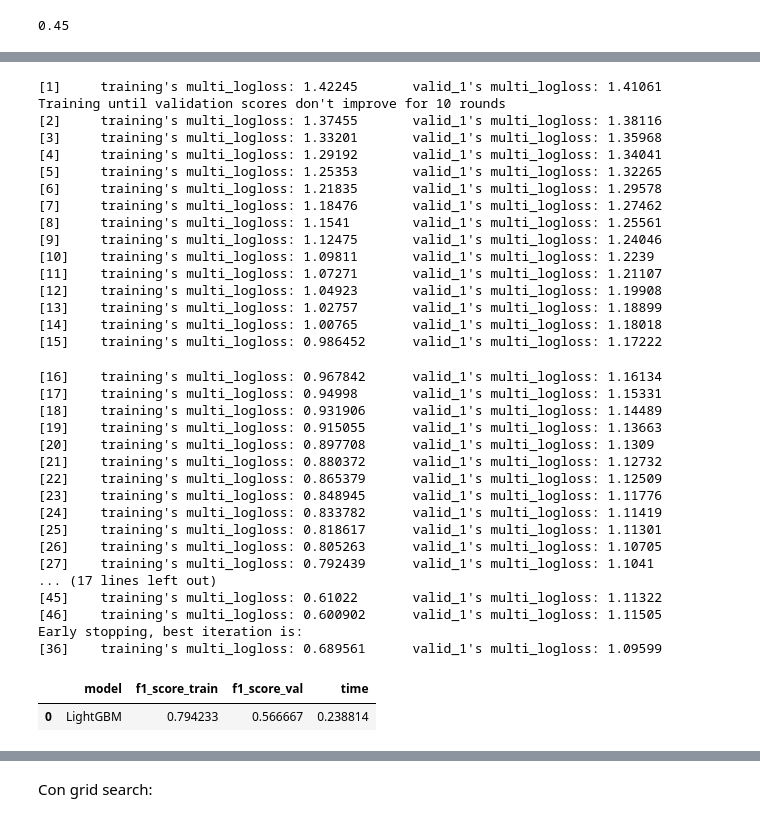
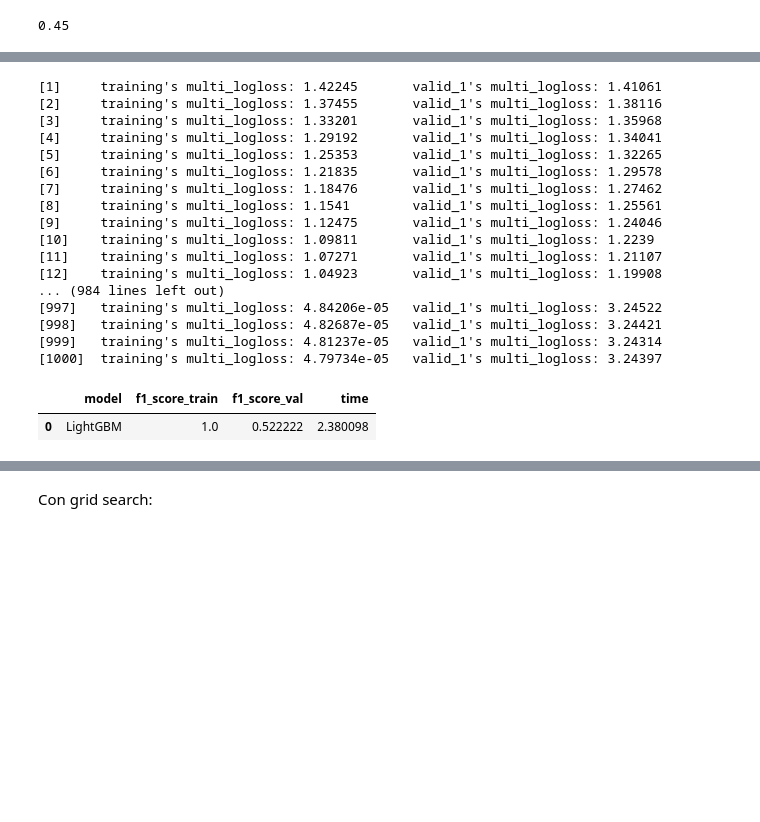
Before and after one commit to mimove/DATAPROJECT3, a Jupyter notebook: data_project3.ipynb, the cells around one changed output, grey strips where cells are left out. Saved outputs shown, nothing was run; the diff lists cells and outputs as text; code cells hidden in the pictures; blank space fills up the shorter version.

```diff
--- a/data_project3.ipynb
+++ b/data_project3.ipynb
@@ -1180,7 +1193,7 @@ params_lgbm = {
 
 
 start = timeit.default_timer()
-model = lgb.train(params_lgbm, train_data, valid_sets=[train_data, validation_data], num_boost_round=1000, early_stopping_rounds=10)
+model = lgb.train(params_lgbm, train_data, valid_sets=[train_data, validation_data], num_boost_round=1000)
 time = timeit.default_timer() - start
 
 pred_train_p = model.predict(X_train_lgb)
@@ -1191,54 +1204,38 @@ pred_val_p = model.predict(X_val_lgb)
 y_pred_labels_val = pred_val_p.argmax(axis=1)
 y_pred_labels_train = pred_train_p.argmax(axis=1)
 
 
 # Calcular métricas de evaluación
 f1_score_train = f1_scorer(y_train_lgb, y_pred_labels_train, average='micro');
 f1_score_val = f1_scorer(y_val_lgb, y_pred_labels_val, average='micro');
 
-results = pd.DataFrame()
+results_lgbm = pd.DataFrame()
 new_row = pd.DataFrame(data={'model':['LightGBM'],
                              'f1_score_train':[f1_score_train],
                              'f1_score_val':[f1_score_val],
                              'time': [time]},
                              columns=['model',  'f1_score_train','f1_score_val', 'time'])
 
-results_lgbm = pd.concat([results, new_row], ignore_index=True)
+results_lgbm = pd.concat([results_lgbm, new_row], ignore_index=True)
 
 results_lgbm
 # %% [output]
 [1]     training's multi_logloss: 1.42245       valid_1's multi_logloss: 1.41061
-Training until validation scores don't improve for 10 rounds
 [2]     training's multi_logloss: 1.37455       valid_1's multi_logloss: 1.38116
 [3]     training's multi_logloss: 1.33201       valid_1's multi_logloss: 1.35968
 [4]     training's multi_logloss: 1.29192       valid_1's multi_logloss: 1.34041
 [5]     training's multi_logloss: 1.25353       valid_1's multi_logloss: 1.32265
 [6]     training's multi_logloss: 1.21835       valid_1's multi_logloss: 1.29578
 [7]     training's multi_logloss: 1.18476       valid_1's multi_logloss: 1.27462
 [8]     training's multi_logloss: 1.1541        valid_1's multi_logloss: 1.25561
 [9]     training's multi_logloss: 1.12475       valid_1's multi_logloss: 1.24046
 [10]    training's multi_logloss: 1.09811       valid_1's multi_logloss: 1.2239
 [11]    training's multi_logloss: 1.07271       valid_1's multi_logloss: 1.21107
 [12]    training's multi_logloss: 1.04923       valid_1's multi_logloss: 1.19908
-[13]    training's multi_logloss: 1.02757       valid_1's multi_logloss: 1.18899
-[14]    training's multi_logloss: 1.00765       valid_1's multi_logloss: 1.18018
-[15]    training's multi_logloss: 0.986452      valid_1's multi_logloss: 1.17222
+... (984 lines left out)
+[997]   training's multi_logloss: 4.84206e-05   valid_1's multi_logloss: 3.24522
+[998]   training's multi_logloss: 4.82687e-05   valid_1's multi_logloss: 3.24421
+[999]   training's multi_logloss: 4.81237e-05   valid_1's multi_logloss: 3.24314
+[1000]  training's multi_logloss: 4.79734e-05   valid_1's multi_logloss: 3.24397
-[16]    training's multi_logloss: 0.967842      valid_1's multi_logloss: 1.16134
-[17]    training's multi_logloss: 0.94998       valid_1's multi_logloss: 1.15331
-[18]    training's multi_logloss: 0.931906      valid_1's multi_logloss: 1.14489
-[19]    training's multi_logloss: 0.915055      valid_1's multi_logloss: 1.13663
-[20]    training's multi_logloss: 0.897708      valid_1's multi_logloss: 1.1309
-[21]    training's multi_logloss: 0.880372      valid_1's multi_logloss: 1.12732
-[22]    training's multi_logloss: 0.865379      valid_1's multi_logloss: 1.12509
-[23]    training's multi_logloss: 0.848945      valid_1's multi_logloss: 1.11776
-[24]    training's multi_logloss: 0.833782      valid_1's multi_logloss: 1.11419
-[25]    training's multi_logloss: 0.818617      valid_1's multi_logloss: 1.11301
-[26]    training's multi_logloss: 0.805263      valid_1's multi_logloss: 1.10705
-[27]    training's multi_logloss: 0.792439      valid_1's multi_logloss: 1.1041
-... (17 lines left out)
-[45]    training's multi_logloss: 0.61022       valid_1's multi_logloss: 1.11322
-[46]    training's multi_logloss: 0.600902      valid_1's multi_logloss: 1.11505
-Early stopping, best iteration is:
-[36]    training's multi_logloss: 0.689561      valid_1's multi_logloss: 1.09599
 |  | model | f1_score_train | f1_score_val | time |
-| 0 | LightGBM | 0.794233 | 0.566667 | 0.238814 |
+| 0 | LightGBM | 1.0 | 0.522222 | 2.380098 |
```
Also changed, not shown: parts of 23 cells of this notebook, 8 other files.
